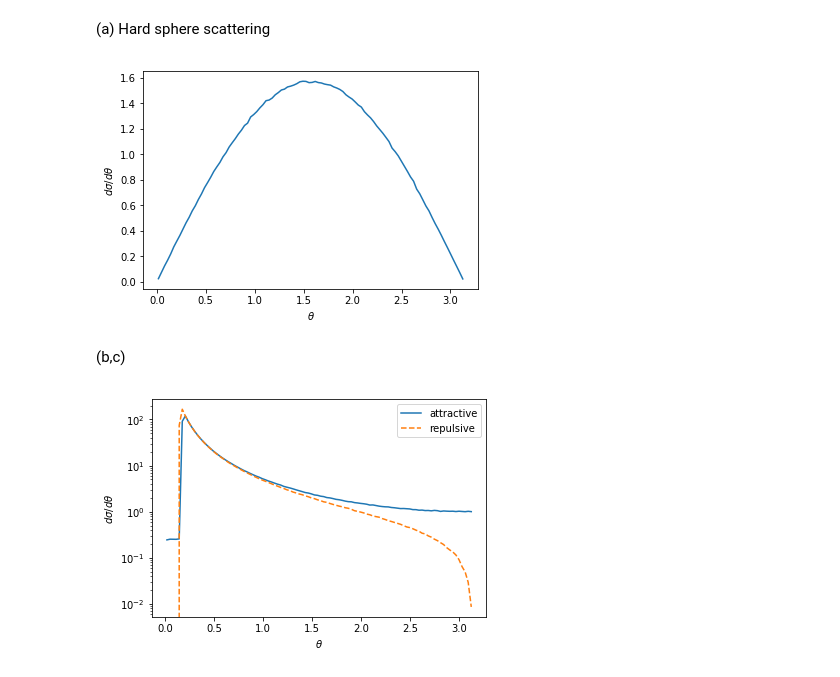
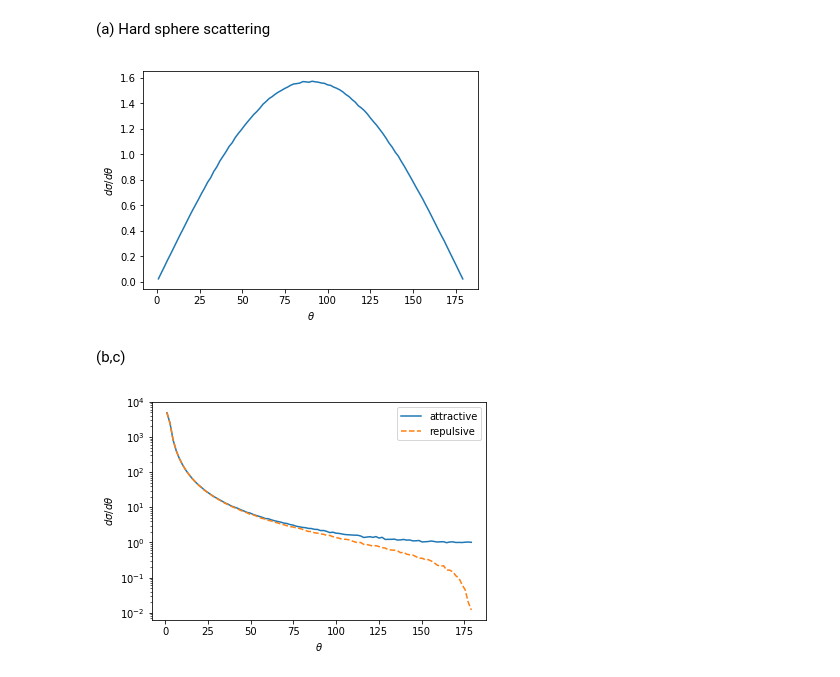
Before and after one commit to pkhenrytsang/TR_FA2020_HW_5, a Jupyter notebook: Scattering.ipynb, the cells around one changed output. Drawn from its saved outputs; the diff is of its cells as text; code cells hidden in the pictures.

```diff
--- a/Scattering.ipynb
+++ b/Scattering.ipynb
@@ -4,9 +4,9 @@ import matplotlib.pyplot as plt
 # %% [markdown]
 (a) Hard sphere scattering
 # %%
-b2max = 2 # ~size of the incoming bin
+b2max = 5 # ~size of the incoming bin
 bins=100 # number of bins
-N_tot = 10000000  #Total MC points
+N_tot = 100000000  #Total MC points
 
 theta_list = np.linspace(0,np.pi,bins+1) # bin edges
 theta_bins = np.zeros(bins) # the bins themselves
@@ -35,16 +35,16 @@ for i in pos_in_bin: #binning process
 cross_section = b2max*bins*theta_bins/N_tot #Formula to calculate cross section from binned data
 
 
-plt.plot(thetas,cross_section) #plotting
+plt.plot(thetas/np.pi*180,cross_section) #plotting
 plt.ylabel("$d\sigma/d\\theta$")
 plt.xlabel("$\\theta$")
 plt.show()
 # %% [output]
-[figure, old version]
+[figure, new version]
 # %% [markdown]
 (b,c)
 # %%
-b2max = 10 # ~size of the incoming bin
+b2max = 100 # ~size of the incoming bin
 b0=1 # this is b_m in solution
 bins=100 # number of bins
 N_tot = 10000000  #Total MC points
@@ -72,7 +72,7 @@ for bs in b:
         b_list.append(bs)
 b = np.array(b_list)
 
-Theta = np.pi*(1-np.sqrt(1-b0**2/b**2)**-1)
+Theta = np.pi*(1-np.sqrt(1.0-b0**2/b**2)**-1)
 
 Theta_accepted = np.arccos(np.cos(Theta[~np.isnan(Theta)]))
 
@@ -87,7 +87,7 @@ theta_bins_repel = np.zeros(bins)
 
 b=np.sqrt(np.random.random(N_tot)*b2max)
 
-Theta = np.pi*(1-np.sqrt(1+b0**2/b**2)**-1)
+Theta = np.pi*(1-np.sqrt(1.0+b0**2/b**2)**-1)
 
 Theta_accepted = np.arccos(np.cos(Theta[~np.isnan(Theta)]))
 
@@ -98,12 +98,15 @@ for i in pos_in_bin:
 # %%
 cross_section_attract = b2max*bins*theta_bins_attract/N_tot
 cross_section_repel = b2max*bins*theta_bins_repel/N_tot
-plt.plot(thetas,cross_section_attract,'-',label='attractive')
-plt.plot(thetas,cross_section_repel,'--',label='repulsive')
+cross_section_attract_analytical = 2*np.pi**3*(np.pi-thetas)/(thetas**2*(2*np.pi-thetas)**2)
+
+plt.plot(thetas/np.pi*180,cross_section_attract,'-',label='attractive')
+plt.plot(thetas/np.pi*180,cross_section_repel,'--',label='repulsive')
+#plt.plot(thetas/np.pi*180,cross_section_attract_analytical)
 plt.ylabel("$d\sigma/d\\theta$")
 plt.xlabel("$\\theta$")
 plt.yscale('log')
 plt.legend()
 plt.show()
 # %% [output]
-[figure, old version]
+[figure, new version]
```
